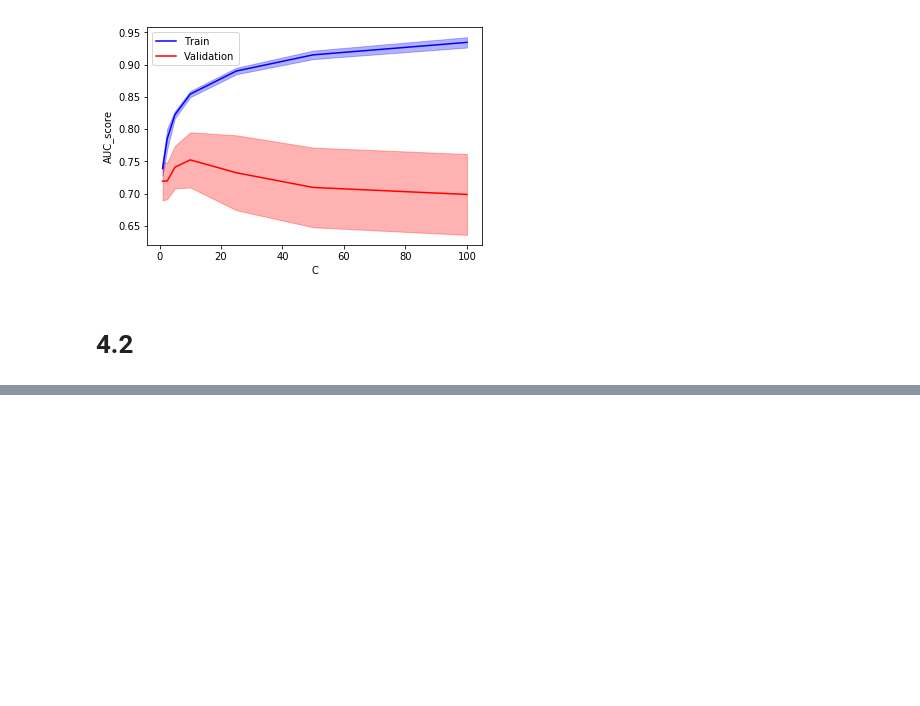
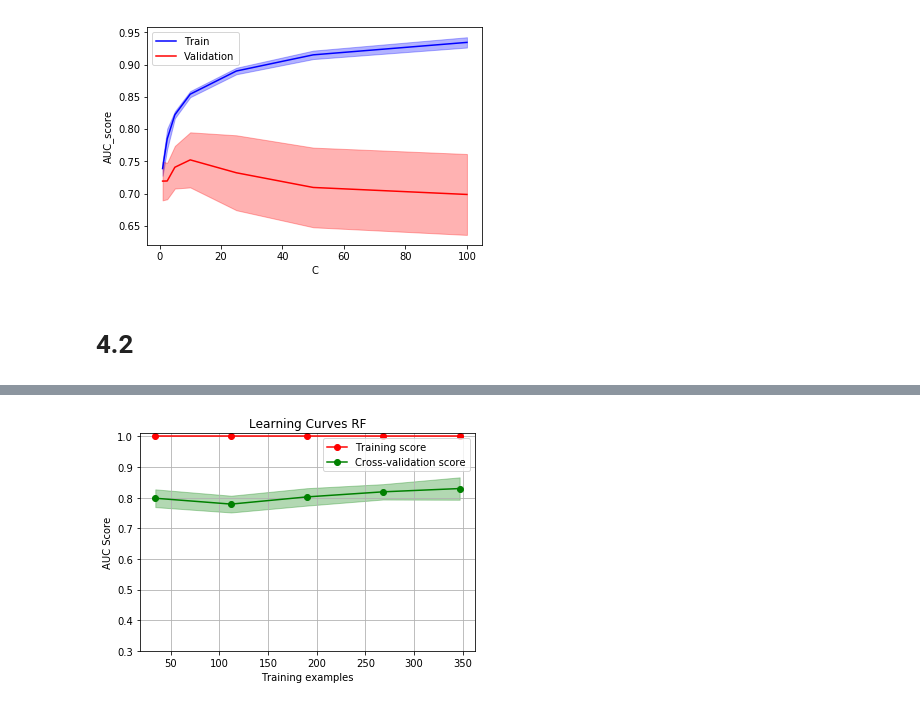
Before and after one commit to pfromer/MachineLearningTps, a Jupyter notebook: parte4.ipynb, the cells around one changed output, grey strips where cells are left out. Saved outputs shown, nothing was run; the diff lists cells and outputs as text; code cells hidden in the pictures; blank space fills up the shorter version.

```diff
--- a/parte4.ipynb
+++ b/parte4.ipynb
@@ -319,0 +423,16 @@ lista[2](4.56)
+# %%
+title = "Learning Curves RF"
+
+kfold = StratifiedKFold(n_splits=5)
+kfold.get_n_splits(X_desarrollo,y_desarrollo)
+
+estimator = RandomForestClassifier(bootstrap=True, class_weight=None, criterion='entropy', max_depth=11,max_features=15,
+                                     max_leaf_nodes=None,min_impurity_decrease=0.0,min_impurity_split=None,
+                                     min_samples_leaf=1, min_samples_split=2,min_weight_fraction_leaf=0.0,n_estimators=200,
+                                     n_jobs=-1,oob_score=False,random_state=42,verbose=0, warm_start=False)
+
+plot_learning_curve(estimator, title, X_desarrollo, y_desarrollo, ylim=(0.3, 1.01), cv=kfold, n_jobs=-1)
+
+plt.show()
+# %% [output]
+[figure, added]
```
Also changed, not shown: parts of 16 cells of this notebook.
